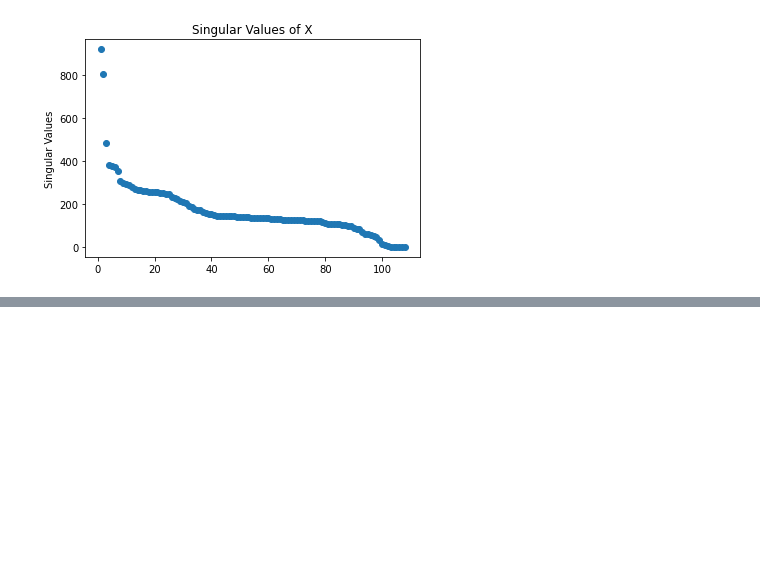
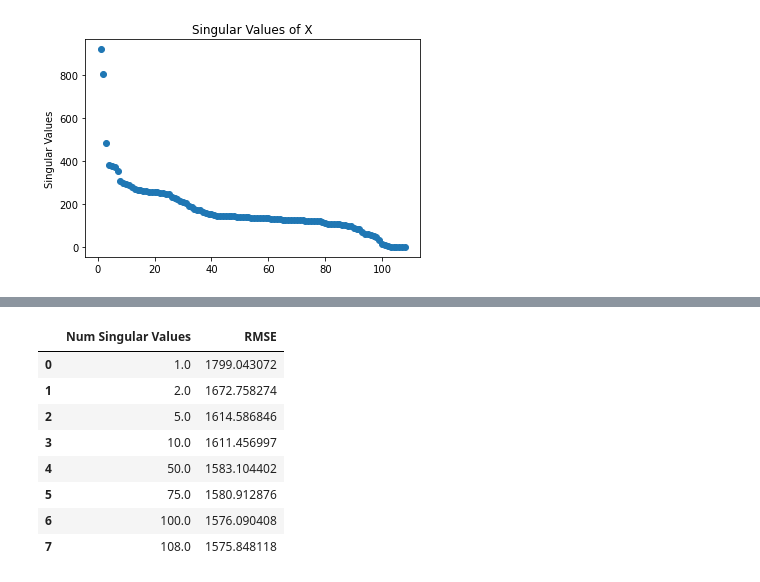
Before and after one commit to FeldmanMike/ml-chicago-311, a Jupyter notebook: notebooks/train_models.ipynb, the cells around one changed output, grey strips where cells are left out. Cells and saved outputs as stored; diff of their text form; code cells hidden in the pictures; blank space fills up the shorter version.

```diff
--- a/notebooks/train_models.ipynb
+++ b/notebooks/train_models.ipynb
@@ -63,0 +78,6 @@ s.shape
+# %%
+# Find error rates
+trunc_params = np.array([2, 50])
+
+for param in trunc_params:
+    weights =
@@ -72,0 +109,13 @@ plt.show()
+# %%
+num_sing_vals = [1, 2, 5, 10, 50, 75, 100, 108]
+results_trunc = np.zeros((len(num_sing_vals), 2))
+
+for i, sing_val in enumerate(num_sing_vals):
+    results_trunc[i, 0] = sing_val
+    weights = estimate_weights_using_svd(v_t.T, np.diag(s), u.T, train_targ,
+                                         sing_vals_to_keep=sing_val,
+                                         model='trunc_svd_ls')
+    results_trunc[i, 1] = root_mean_squared_error(val_targ, val_feat @ weights)
+
+results_trunc_df = pd.DataFrame(data = results_trunc,
+                          columns = ['Num Singular Values', 'RMSE'])
@@ -72,0 +134,12 @@ plt.show()
+# %%
+results_trunc_df
+# %% [output]
+|  | Num Singular Values | RMSE |
+| 0 | 1.0 | 1799.043072 |
+| 1 | 2.0 | 1672.758274 |
+| 2 | 5.0 | 1614.586846 |
+| 3 | 10.0 | 1611.456997 |
+| 4 | 50.0 | 1583.104402 |
+| 5 | 75.0 | 1580.912876 |
+| 6 | 100.0 | 1576.090408 |
+| 7 | 108.0 | 1575.848118 |
```
Also changed, not shown: parts of 18 cells of this notebook.
